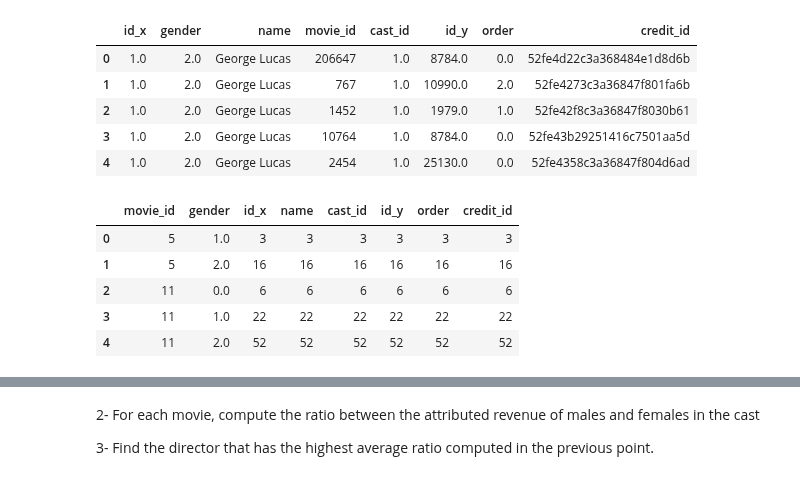
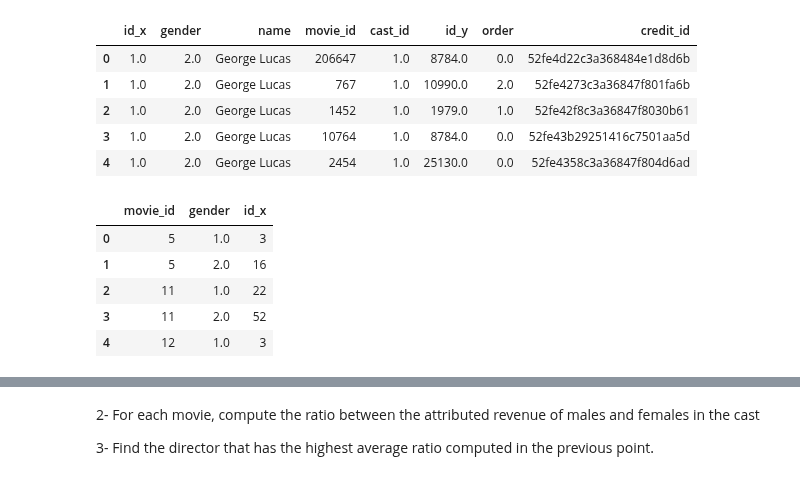
Before and after one commit to silviasantamaria/computerscience, a Jupyter notebook: NUOVO_PROJECT.ipynb, the cells around one changed output, grey strips where cells are left out. Cells and saved outputs as stored; diff of their text form; code cells hidden in the pictures.

```diff
--- a/NUOVO_PROJECT.ipynb
+++ b/NUOVO_PROJECT.ipynb
@@ -564,5 +544,6 @@ cast_id.head()
 # %%
 merged = pd.merge(attori.reset_index(), cast_id.reset_index(), left_on='id', right_on='cast_id')
+merged= merged[merged.gender != 0.0]
 merged.head()
 # %% [output]
 |  | id_x | gender | name | movie_id | cast_id | id_y | order | credit_id |
@@ -572,13 +553,14 @@ merged.head()
 | 3 | 1.0 | 2.0 | George Lucas | 10764 | 1.0 | 8784.0 | 0.0 | 52fe43b29251416c7501aa5d |
 | 4 | 1.0 | 2.0 | George Lucas | 2454 | 1.0 | 25130.0 | 0.0 | 52fe4358c3a36847f804d6ad |
 # %%
-grouped = merged.groupby(by =['movie_id', 'gender']).count()
+grouped = merged.groupby(['movie_id', 'gender']).count()
 counter = grouped.reset_index()
+counter= counter[['movie_id', 'gender', 'id_x']]
 counter.head()
 # %% [output]
-|  | movie_id | gender | id_x | name | cast_id | id_y | order | credit_id |
-| 0 | 5 | 1.0 | 3 | 3 | 3 | 3 | 3 | 3 |
-| 1 | 5 | 2.0 | 16 | 16 | 16 | 16 | 16 | 16 |
-| 2 | 11 | 0.0 | 6 | 6 | 6 | 6 | 6 | 6 |
-| 3 | 11 | 1.0 | 22 | 22 | 22 | 22 | 22 | 22 |
-| 4 | 11 | 2.0 | 52 | 52 | 52 | 52 | 52 | 52 |
+|  | movie_id | gender | id_x |
+| 0 | 5 | 1.0 | 3 |
+| 1 | 5 | 2.0 | 16 |
+| 2 | 11 | 1.0 | 22 |
+| 3 | 11 | 2.0 | 52 |
+| 4 | 12 | 1.0 | 3 |
```
Also changed, not shown: parts of 6 cells of this notebook.
